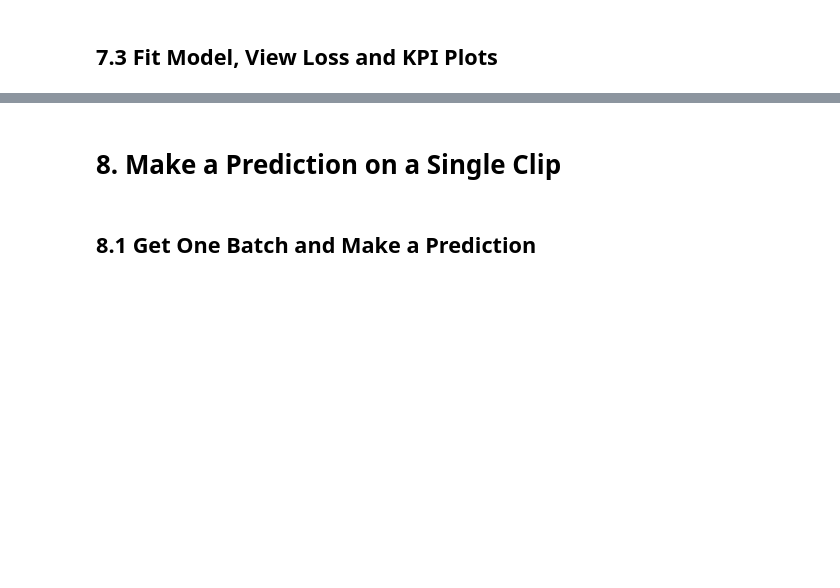
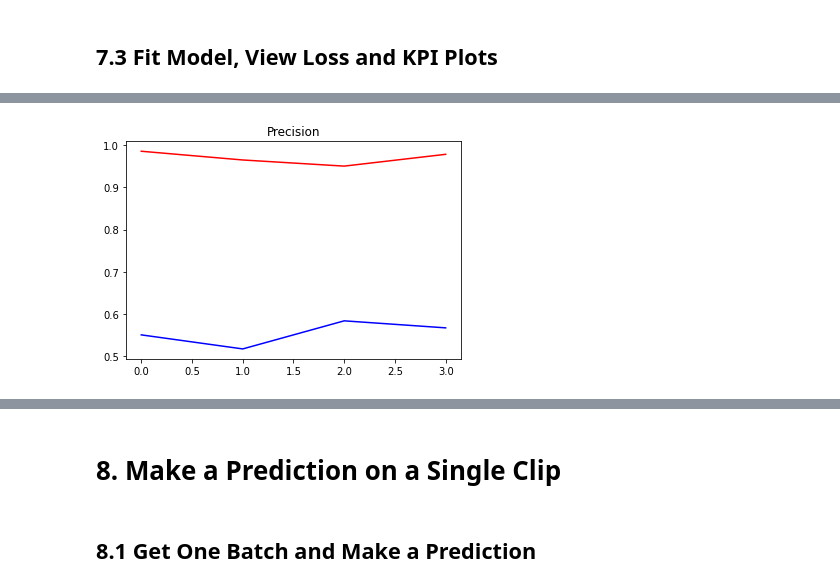
Before and after one commit to rohan-patnaik/FindACapuchin-git, a Jupyter notebook: NickAudioClassification.ipynb, the cells around one changed output, grey strips where cells are left out. Drawn from its saved outputs; the diff is of its cells as text; code cells hidden in the pictures; blank space fills up the shorter version.

```diff
--- a/NickAudioClassification.ipynb
+++ b/NickAudioClassification.ipynb
@@ -151,8 +154,9 @@ plt.show()
 # %%
 data = data.map(preprocess)
 data = data.cache()
-data = data.shuffle(buffer_size=1000)
-data = data.batch(16)
+data = data.shuffle(buffer_size=100)
+# data = data.batch(16)
+data = data.batch(4)
 data = data.prefetch(8)
 # %% [output]
 WARNING:tensorflow:Using a while_loop for converting IO>AudioResample
@@ -190,12 +235,15 @@ from tensorflow.keras.layers import Conv2D, Dense, Flatten, Dropout, MaxPooling2
 # %%
-model = Sequential()
-model.add(Conv2D(16, (3,3), activation='relu', input_shape=(1491, 257,1)))
-model.add(Dropout(0.2))
-model.add(Conv2D(16, (3,3), activation='relu'))
-model.add(Flatten())
-model.add(Dense(128, activation='relu'))
-model.add(Dense(1, activation='sigmoid'))
+# model = Sequential()
+# model.add(Conv2D(16, (3,3), activation='relu', input_shape=(1491, 257,1)))
+# model.add(Dropout(0.2))
+# model.add(Conv2D(16, (3,3), activation='relu'))
+# model.add(Flatten())
+# model.add(Dense(2, activation='relu'))
+# model.add(Dense(1, activation='sigmoid'))
 
-model.compile('Adam', loss='BinaryCrossentropy', metrics=[tf.keras.metrics.Recall(),tf.keras.metrics.Precision()])
+# # Set the batch size
+# # batch_size = 2
 
-hist = model.fit(train, epochs=4,batch_size = 2, validation_data=test)
+# model.compile('Adam', loss='BinaryCrossentropy', metrics=[tf.keras.metrics.Recall(),tf.keras.metrics.Precision()])
+
+# hist = model.fit(train, epochs=4,batch_size = 1, validation_data=test)
@@ -217,7 +292,9 @@ plt.show()
 # %%
 plt.title('Precision')
-plt.plot(hist.history['precision'], 'r')
-plt.plot(hist.history['val_precision'], 'b')
+plt.plot(hist.history['precision_1'], 'r')
+plt.plot(hist.history['val_precision_1'], 'b')
 plt.show()
+# %% [output]
+[figure, added]
 # %%
 plt.title('Recall')
```
Also changed, not shown: parts of 16 cells of this notebook.
